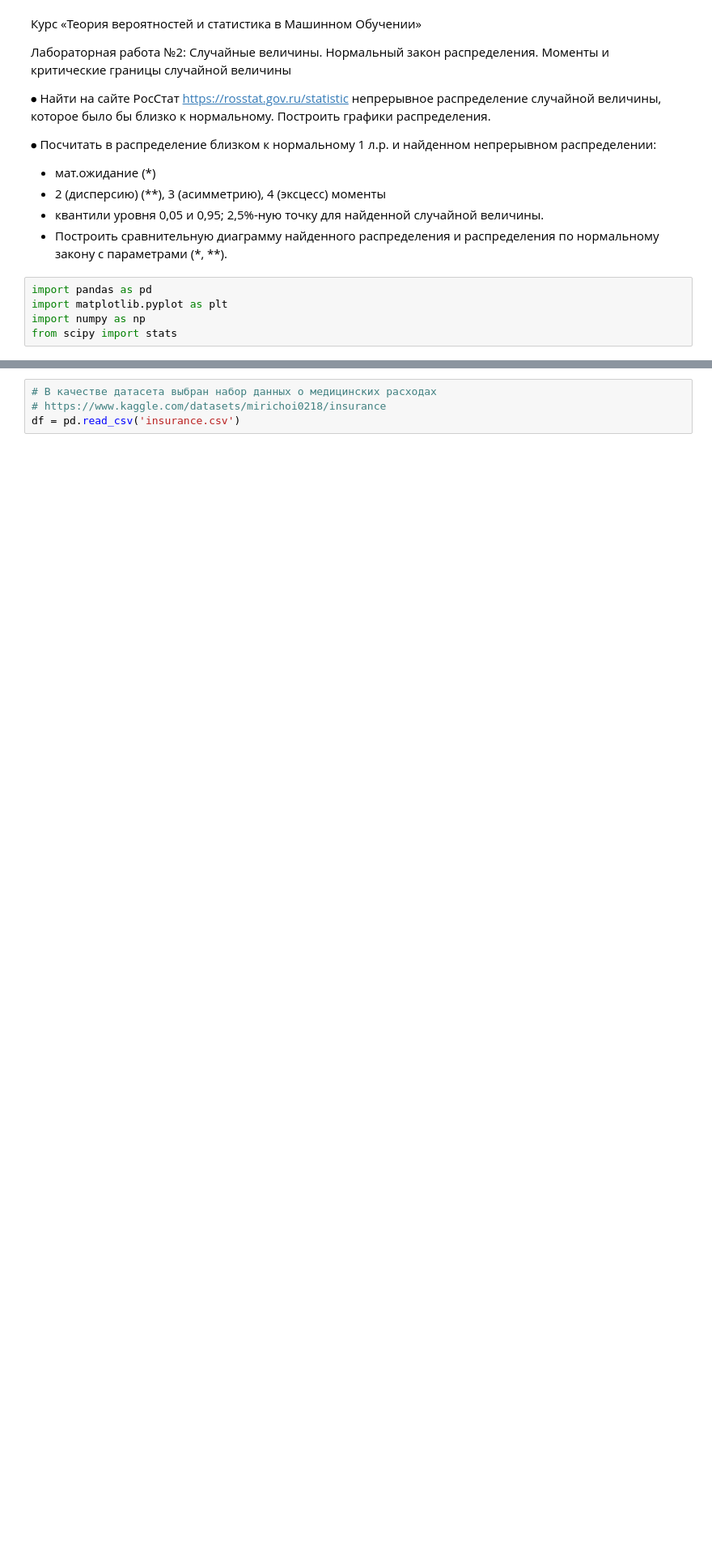
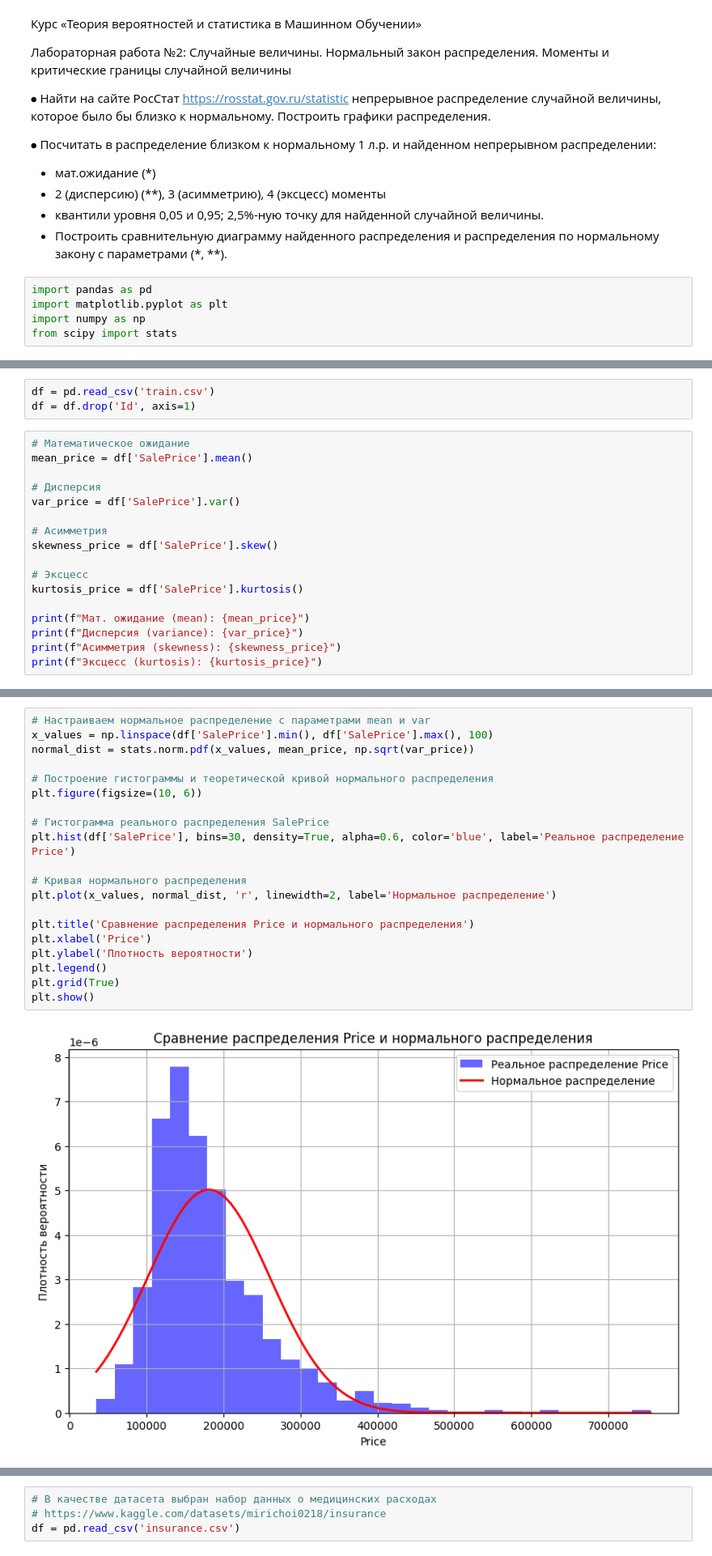
Before and after one commit to PavelBogoslovskiy/mai-master, a Jupyter notebook: 1 semester/statistics/LR2/lr.ipynb, the cells around one changed output, grey strips where cells are left out. Shown at 81% size. Cells and saved outputs as stored; diff of their text form; blank space fills up the shorter version.

```diff
--- a/1 semester/statistics/LR2/lr.ipynb
+++ b/1 semester/statistics/LR2/lr.ipynb
@@ -19,0 +22,20 @@ from scipy import stats
+# %%
+df = pd.read_csv('train.csv')
+df = df.drop('Id', axis=1)
+# %%
+# Математическое ожидание
+mean_price = df['SalePrice'].mean()
+
+# Дисперсия
+var_price = df['SalePrice'].var()
+
+# Асимметрия
+skewness_price = df['SalePrice'].skew()
+
+# Эксцесс
+kurtosis_price = df['SalePrice'].kurtosis()
+
+print(f"Мат. ожидание (mean): {mean_price}")
+print(f"Дисперсия (variance): {var_price}")
+print(f"Асимметрия (skewness): {skewness_price}")
+print(f"Эксцесс (kurtosis): {kurtosis_price}")
@@ -19,0 +59,22 @@ from scipy import stats
+# %%
+# Настраиваем нормальное распределение с параметрами mean и var
+x_values = np.linspace(df['SalePrice'].min(), df['SalePrice'].max(), 100)
+normal_dist = stats.norm.pdf(x_values, mean_price, np.sqrt(var_price))
+
+# Построение гистограммы и теоретической кривой нормального распределения
+plt.figure(figsize=(10, 6))
+
+# Гистограмма реального распределения SalePrice
+plt.hist(df['SalePrice'], bins=30, density=True, alpha=0.6, color='blue', label='Реальное распределение Price')
+
+# Кривая нормального распределения
+plt.plot(x_values, normal_dist, 'r', linewidth=2, label='Нормальное распределение')
+
+plt.title('Сравнение распределения Price и нормального распределения')
+plt.xlabel('Price')
+plt.ylabel('Плотность вероятности')
+plt.legend()
+plt.grid(True)
+plt.show()
+# %% [output]
+[figure, added]
```
Also changed, not shown: parts of 5 cells of this notebook, 1 other file.
